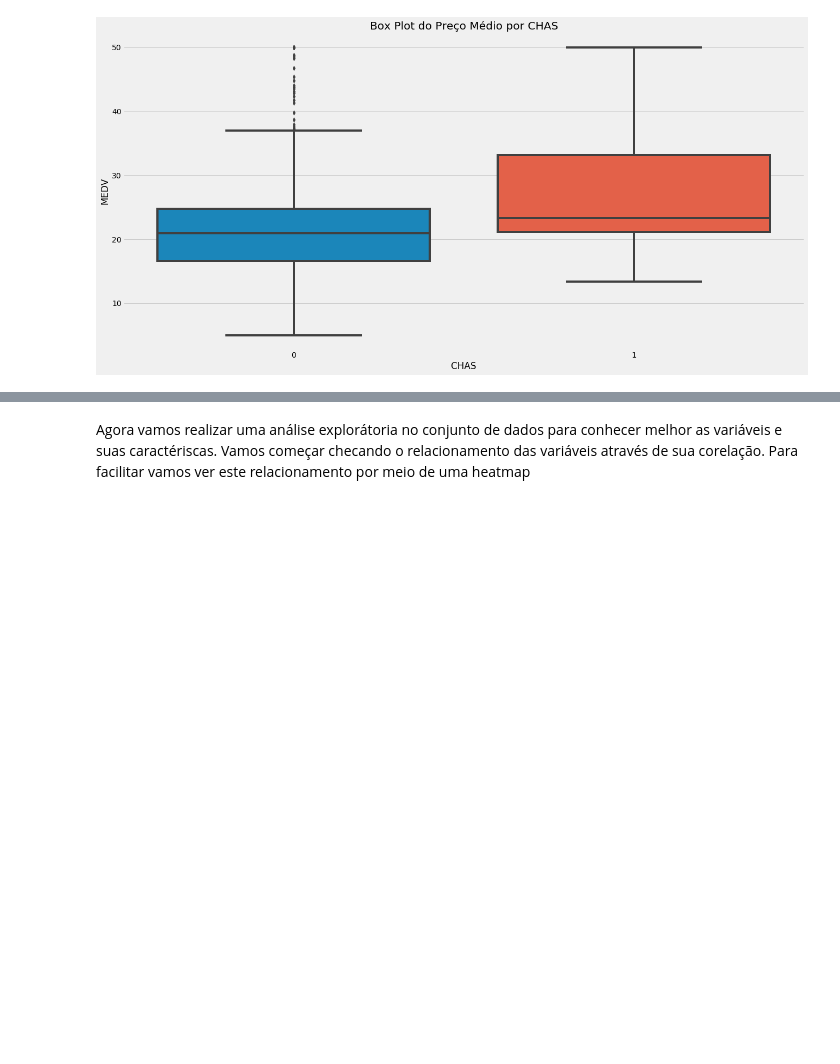
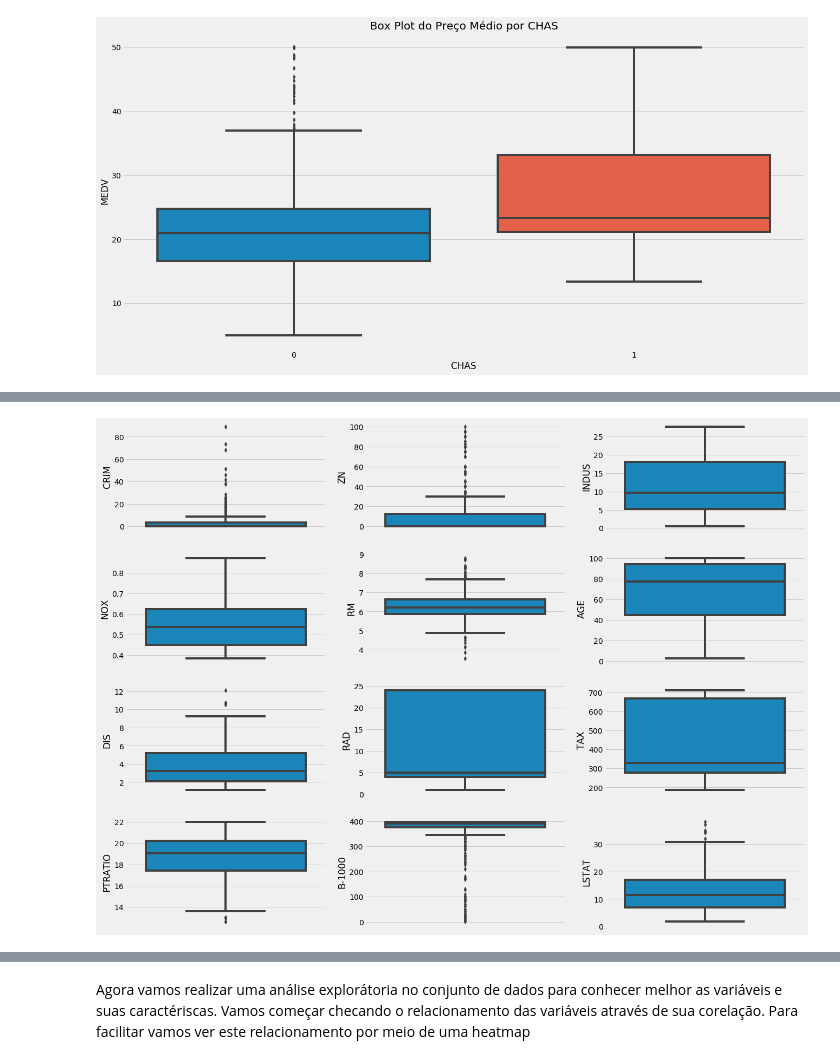
Before and after one commit to bobcastaldeli/LASSO-Regression, a Jupyter notebook: LassoRegression.ipynb, the cells around one changed output, grey strips where cells are left out. Saved outputs shown, nothing was run; the diff lists cells and outputs as text; code cells hidden in the pictures; blank space fills up the shorter version.

```diff
--- a/LassoRegression.ipynb
+++ b/LassoRegression.ipynb
@@ -184,0 +239,15 @@ df.describe()
+# %%
+# Conjunto de box-plots das variáveis quantitativas
+fig, axes = plt.subplots(4, 3, figsize=(20, 16))
+axes = axes.flatten()
+
+# Itera sobre as variáveis quantitativas para gerar o box plot
+for ax, box in zip(axes, df[quant_cols]):
+    sns.boxplot(y=box,
+                ax=ax,
+                data=df)
+
+# Mostra o gráfico
+plt.show()
+# %% [output]
+[figure, added]
```
Also changed, not shown: parts of 22 cells of this notebook.
